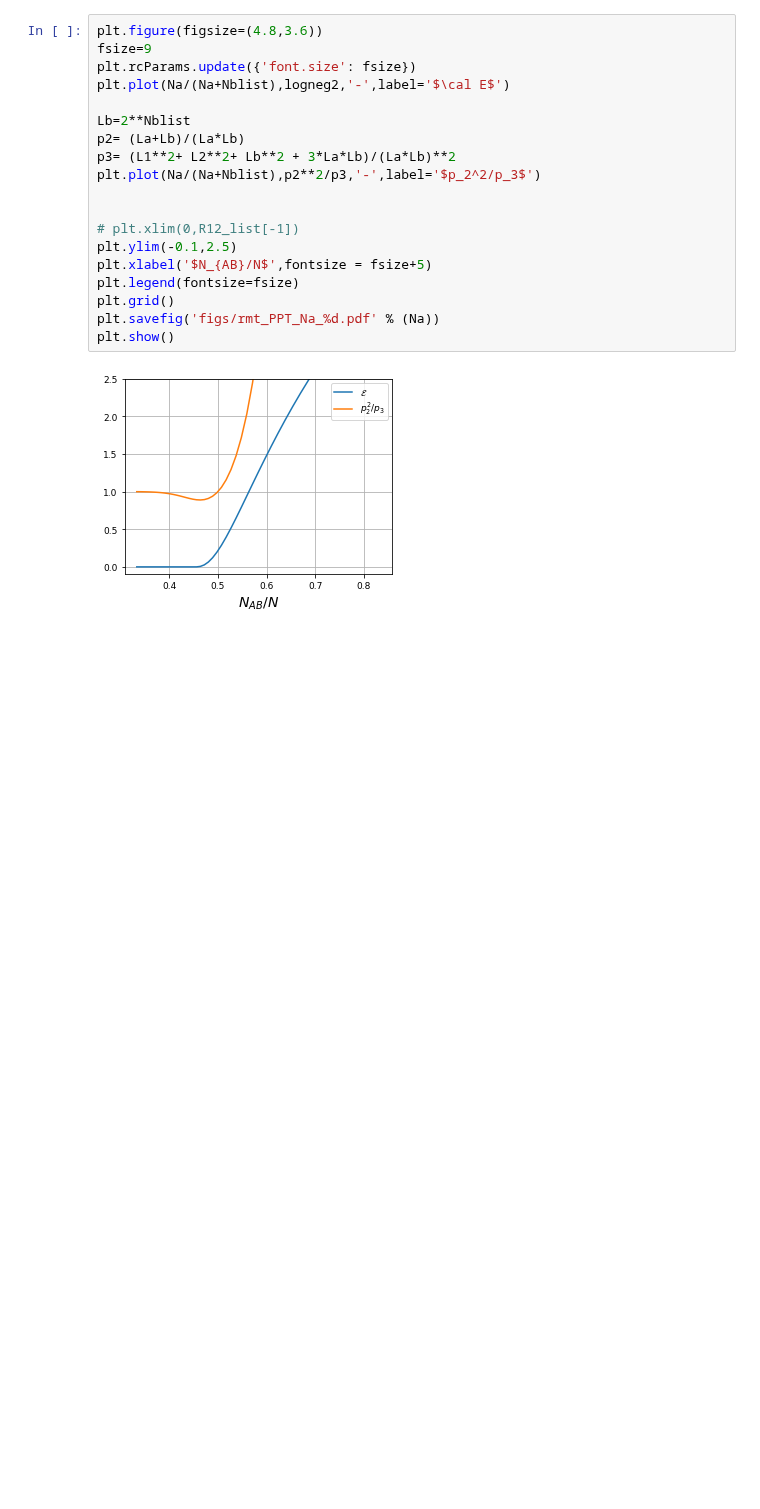
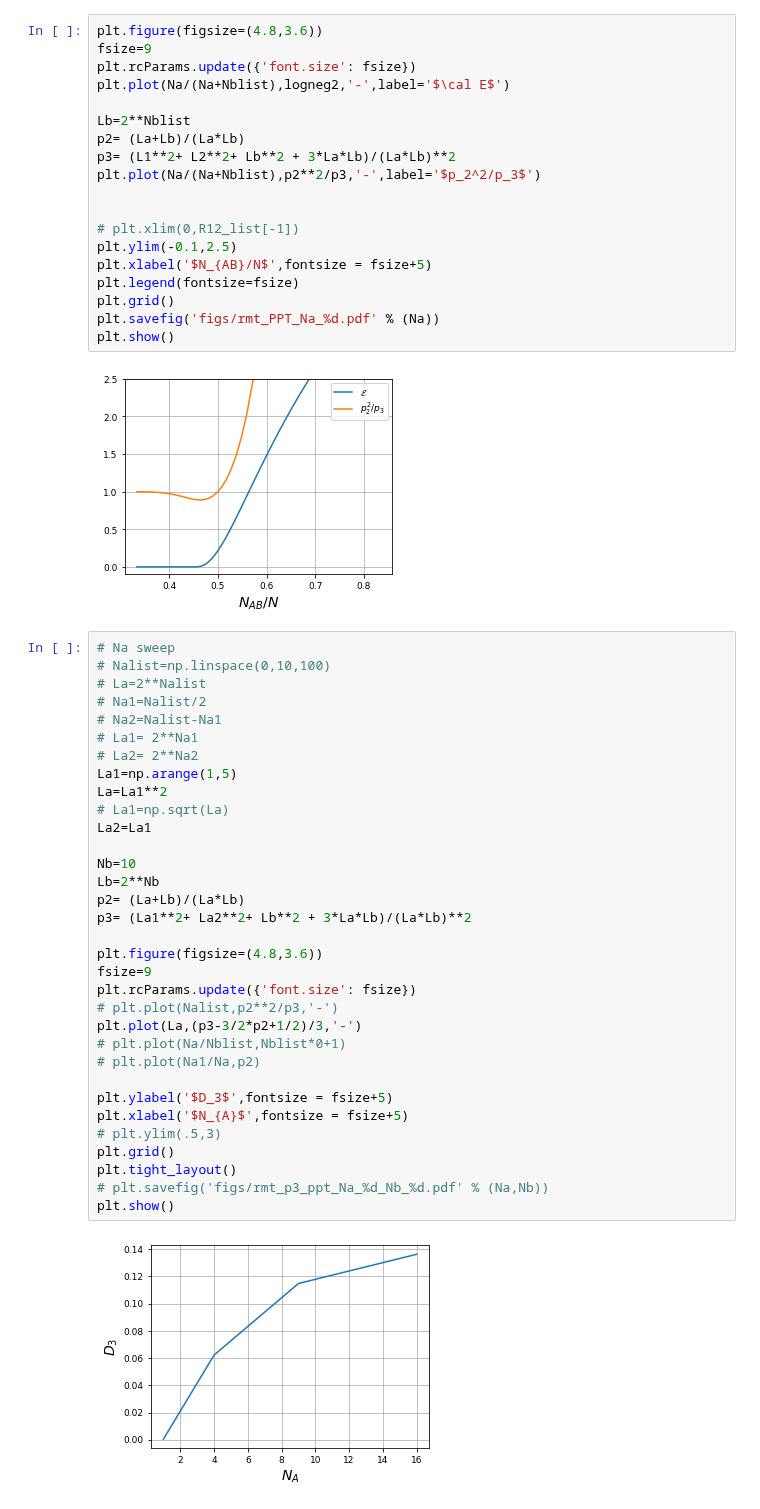
Before and after one commit to hassan-shap/RMT, a Jupyter notebook: experiment.ipynb, the cells around one changed output. Drawn from its saved outputs; the diff is of its cells as text; blank space fills up the shorter version.

```diff
--- a/experiment.ipynb
+++ b/experiment.ipynb
@@ -267,3 +267,38 @@ plt.savefig('figs/rmt_PPT_Na_%d.pdf' % (Na))
 plt.show()
 # %% [output]
 [figure]
+# %%
+# Na sweep
+# Nalist=np.linspace(0,10,100)
+# La=2**Nalist
+# Na1=Nalist/2
+# Na2=Nalist-Na1
+# La1= 2**Na1
+# La2= 2**Na2
+La1=np.arange(1,5)
+La=La1**2
+# La1=np.sqrt(La)
+La2=La1
+
+Nb=10
+Lb=2**Nb
+p2= (La+Lb)/(La*Lb)
+p3= (La1**2+ La2**2+ Lb**2 + 3*La*Lb)/(La*Lb)**2
+
+plt.figure(figsize=(4.8,3.6))
+fsize=9
+plt.rcParams.update({'font.size': fsize})
+# plt.plot(Nalist,p2**2/p3,'-')
+plt.plot(La,(p3-3/2*p2+1/2)/3,'-')
+# plt.plot(Na/Nblist,Nblist*0+1)
+# plt.plot(Na1/Na,p2)
+
+plt.ylabel('$D_3$',fontsize = fsize+5)
+plt.xlabel('$N_{A}$',fontsize = fsize+5)
+# plt.ylim(.5,3)
+plt.grid()
+plt.tight_layout()
+# plt.savefig('figs/rmt_p3_ppt_Na_%d_Nb_%d.pdf' % (Na,Nb))
+plt.show()
+# %% [output]
+[figure, added]
```
Also changed, not shown: 5 other files.
